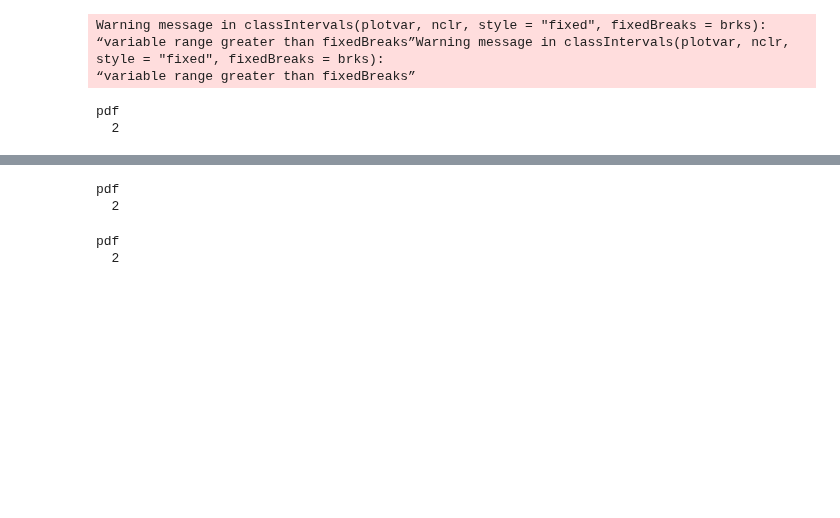
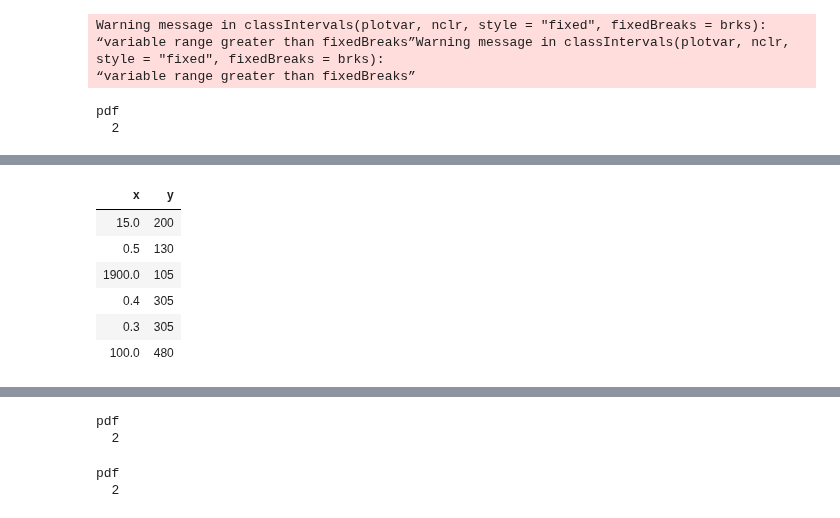
Before and after one commit to dongmeic/suppression, a Jupyter notebook: R/eda_figures.ipynb, the cells around one changed output, grey strips where cells are left out. Cells and saved outputs as stored; diff of their text form; code cells hidden in the pictures; blank space fills up the shorter version.

```diff
--- a/R/eda_figures.ipynb
+++ b/R/eda_figures.ipynb
@@ -75,0 +97,11 @@ head(df)
+# %%
+coords <- data.frame(x=x, y=y)
+head(coords)
+# %% [output]
+| x | y |
+| 15.0 | 200 |
+| 0.5 | 130 |
+| 1900.0 | 105 |
+| 0.4 | 305 |
+| 0.3 | 305 |
+| 100.0 | 480 |
```
Also changed, not shown: parts of 5 cells of this notebook.
